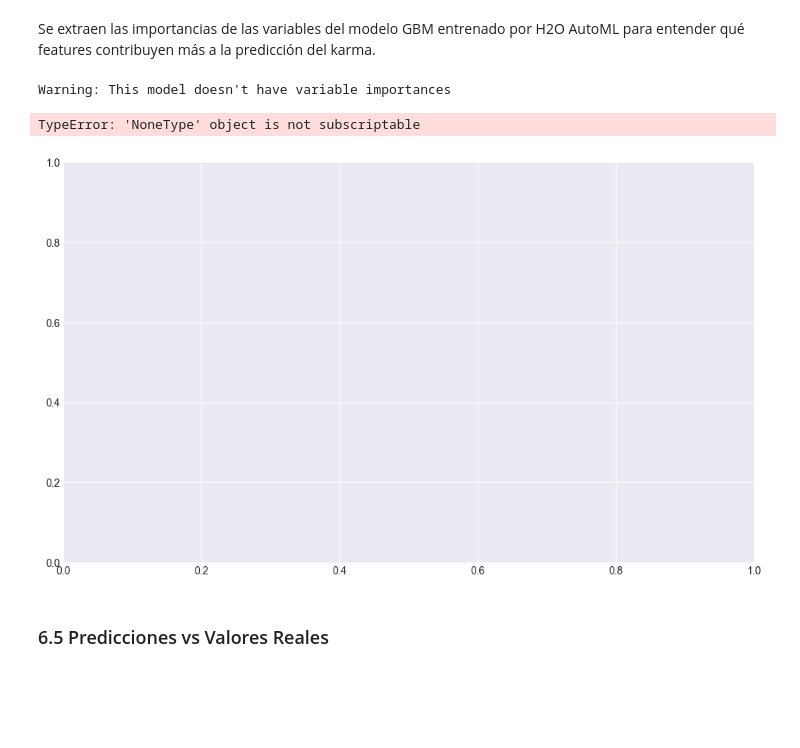
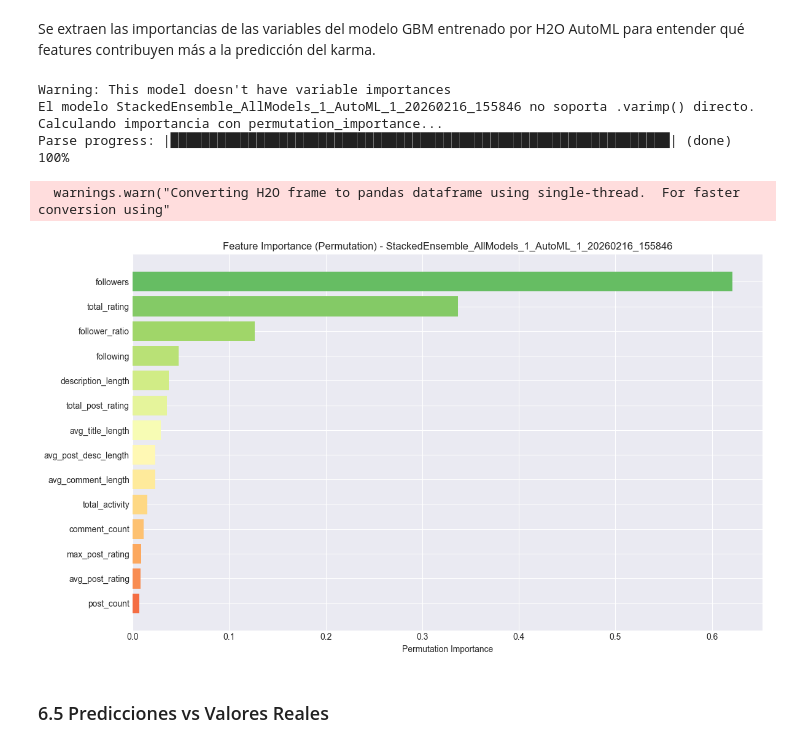
Before and after one commit to PaulinaIA/moltbook-safety, a Jupyter notebook: notebooks/pipeline.ipynb, the cells around one changed output. Cells and saved outputs as stored; diff of their text form; code cells hidden in the pictures; blank space fills up the shorter version.

```diff
--- a/notebooks/pipeline.ipynb
+++ b/notebooks/pipeline.ipynb
@@ -552,19 +652,41 @@ print(comparison)
 Se extraen las importancias de las variables del modelo GBM entrenado por H2O AutoML para entender qué features contribuyen más a la predicción del karma.
 # %%
 # Extraer variable importance del mejor modelo H2O
+# Algunos modelos (XGBoost, Stacked Ensemble) no soportan .varimp() directo
 varimp = trainer._model.varimp(use_pandas=True)
 
-fig, ax = plt.subplots(figsize=(12, 7))
-ax.barh(varimp['variable'][::-1], varimp['relative_importance'][::-1],
-        color=plt.cm.RdYlGn(np.linspace(0.2, 0.8, len(varimp))))
-ax.set_xlabel('Importancia Relativa')
-ax.set_title('Feature Importance - GBM Model')
-plt.tight_layout()
-plt.show()
+if varimp is not None and len(varimp) > 0:
+    fig, ax = plt.subplots(figsize=(12, 7))
+    ax.barh(varimp['variable'][::-1], varimp['relative_importance'][::-1],
+            color=plt.cm.RdYlGn(np.linspace(0.2, 0.8, len(varimp))))
+    ax.set_xlabel('Importancia Relativa')
+    ax.set_title(f'Feature Importance - {results["model_id"]}')
+    plt.tight_layout()
+    plt.show()
+else:
+    # Para XGBoost y otros modelos, usar permutation importance via H2O
+    print(f"El modelo {results['model_id']} no soporta .varimp() directo.")
+    print("Calculando importancia con permutation_importance...")
+    h2o_test = trainer._h2o.H2OFrame(trainer._cleaned_data.to_pandas())
+    pi = trainer._model.permutation_importance(h2o_test, use_pandas=True)
+    pi = pi.reset_index()
+    pi.columns = ['variable', 'relative_importance', 'scaled_importance', 'percentage']
+    pi = pi.sort_values('relative_importance', ascending=False)
+
+    fig, ax = plt.subplots(figsize=(12, 7))
+    ax.barh(pi['variable'][::-1], pi['relative_importance'][::-1],
+            color=plt.cm.RdYlGn(np.linspace(0.2, 0.8, len(pi))))
+    ax.set_xlabel('Permutation Importance')
+    ax.set_title(f'Feature Importance (Permutation) - {results["model_id"]}')
+    plt.tight_layout()
+    plt.show()
 # %% [output]
 Warning: This model doesn't have variable importances
+El modelo StackedEnsemble_AllModels_1_AutoML_1_20260216_155846 no soporta .varimp() directo.
+Calculando importancia con permutation_importance...
+Parse progress: |████████████████████████████████████████████████████████████████| (done) 100%
-TypeError: 'NoneType' object is not subscriptable
+  warnings.warn("Converting H2O frame to pandas dataframe using single-thread.  For faster conversion using"
-[figure, old version]
+[figure, new version]
 # %% [markdown]
 ### 6.5 Predicciones vs Valores Reales
 # %% [markdown]
```
Also changed, not shown: parts of 22 cells of this notebook, 3 other files.
